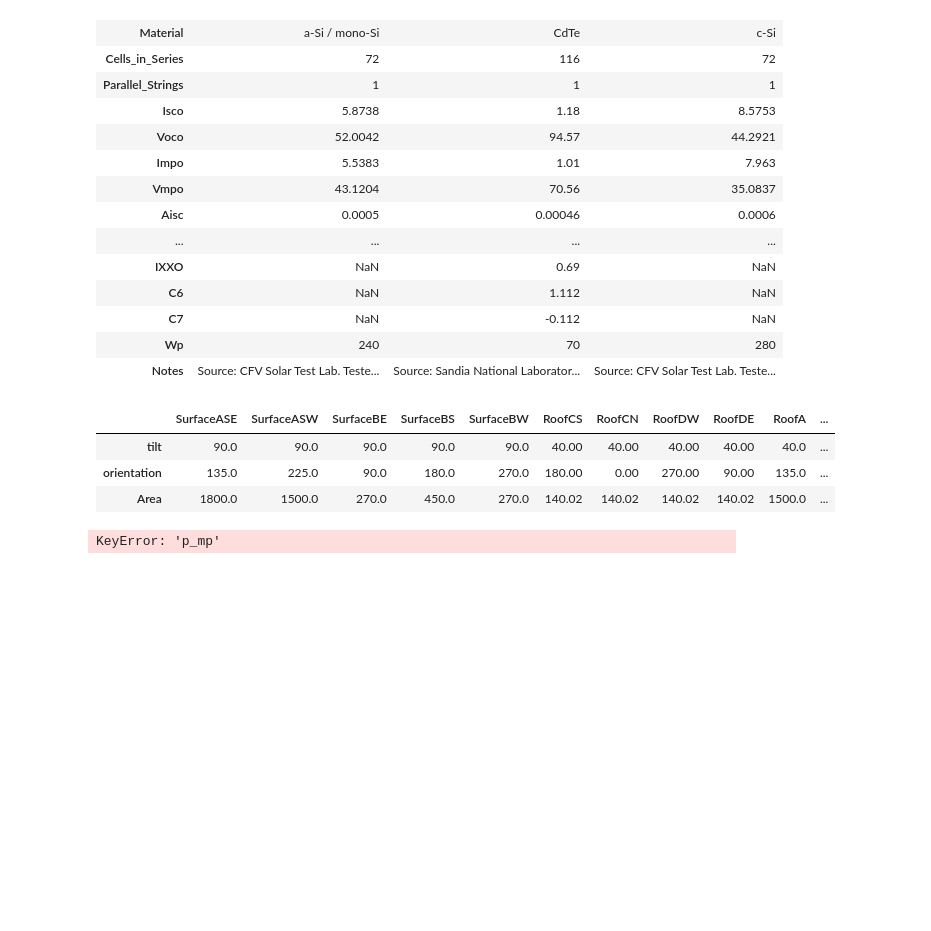
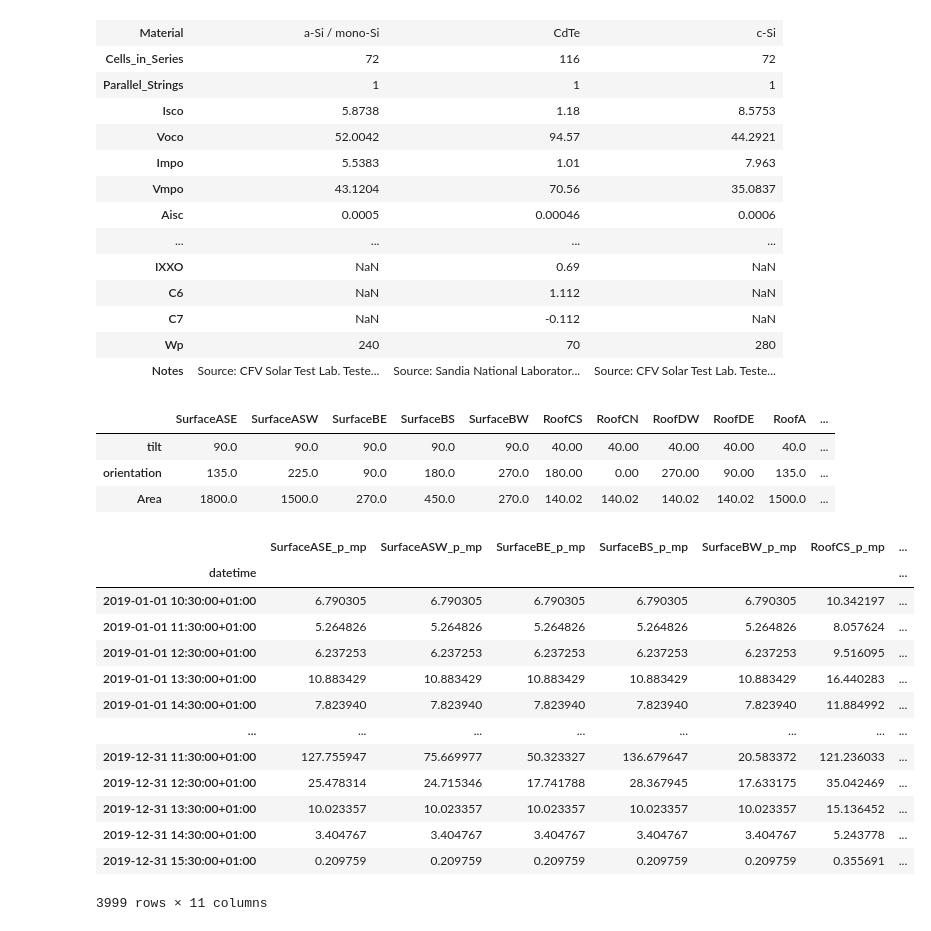
Before and after one commit to ncgarrood/utrechtsmartdistricpartA, a Jupyter notebook: TestingGround.ipynb, the cells around one changed output. Saved outputs shown, nothing was run; the diff lists cells and outputs as text; code cells hidden in the pictures; blank space fills up the shorter version.

```diff
--- a/TestingGround.ipynb
+++ b/TestingGround.ipynb
@@ -283,12 +283,34 @@ Surfaces_angles_areas
 | orientation | 135.0 | 225.0 | 90.0 | 180.0 | 270.0 | 180.00 | 0.00 | 270.00 | 90.00 | 135.0 | ... |
 | Area | 1800.0 | 1500.0 | 270.0 | 450.0 | 270.0 | 140.02 | 140.02 | 140.02 | 140.02 | 1500.0 | ... |
 # %%
+p_mp_values_HIT = pd.DataFrame(index = Eind_data.index)
+p_mp_values_CdTe = pd.DataFrame(index = Eind_data.index)
+p_mp_values_monoSi = pd.DataFrame(index = Eind_data.index)
+
 for surface in Surfaces_angles_areas.columns:
     HIT_dc = get_DC_output(Eind_data, Surfaces_angles_areas, all_surface_POA_data, surface, 'HIT')
     CdTe_dc = _dc = get_DC_output(Eind_data, Surfaces_angles_areas, all_surface_POA_data, surface, 'CdTe')
     monSi_dc = get_DC_output(Eind_data, Surfaces_angles_areas, all_surface_POA_data, surface, 'monoSi')
+
+    p_mp_values_HIT[surface+'_p_mp'] = HIT_dc[surface+'_p_mp']
+    p_mp_values_CdTe[surface+'_p_mp'] = CdTe_dc[surface+'_p_mp']
+    p_mp_values_monoSi[surface+'_p_mp'] = monSi_dc[surface+'_p_mp']
+
+p_mp_values_HIT
+p_mp_values_CdTe
+p_mp_values_monoSi
+# %% [output]
+|  | SurfaceASE_p_mp | SurfaceASW_p_mp | SurfaceBE_p_mp | SurfaceBS_p_mp | SurfaceBW_p_mp | RoofCS_p_mp | ... |
+| datetime |  |  |  |  |  |  | ... |
+| 2019-01-01 10:30:00+01:00 | 6.790305 | 6.790305 | 6.790305 | 6.790305 | 6.790305 | 10.342197 | ... |
+| 2019-01-01 11:30:00+01:00 | 5.264826 | 5.264826 | 5.264826 | 5.264826 | 5.264826 | 8.057624 | ... |
+| 2019-01-01 12:30:00+01:00 | 6.237253 | 6.237253 | 6.237253 | 6.237253 | 6.237253 | 9.516095 | ... |
+| 2019-01-01 13:30:00+01:00 | 10.883429 | 10.883429 | 10.883429 | 10.883429 | 10.883429 | 16.440283 | ... |
+| 2019-01-01 14:30:00+01:00 | 7.823940 | 7.823940 | 7.823940 | 7.823940 | 7.823940 | 11.884992 | ... |
+| ... | ... | ... | ... | ... | ... | ... | ... |
+| 2019-12-31 11:30:00+01:00 | 127.755947 | 75.669977 | 50.323327 | 136.679647 | 20.583372 | 121.236033 | ... |
+| 2019-12-31 12:30:00+01:00 | 25.478314 | 24.715346 | 17.741788 | 28.367945 | 17.633175 | 35.042469 | ... |
+| 2019-12-31 13:30:00+01:00 | 10.023357 | 10.023357 | 10.023357 | 10.023357 | 10.023357 | 15.136452 | ... |
+| 2019-12-31 14:30:00+01:00 | 3.404767 | 3.404767 | 3.404767 | 3.404767 | 3.404767 | 5.243778 | ... |
+| 2019-12-31 15:30:00+01:00 | 0.209759 | 0.209759 | 0.209759 | 0.209759 | 0.209759 | 0.355691 | ... |
+3999 rows × 11 columns
-# %%
-HIT_dc = get_DC_output(Eind_data, Surfaces_angles_areas, all_surface_POA_data, 'RoofA', 'HIT')['p_mp']
-HIT_dc
-# %% [output]
-KeyError: 'p_mp'
```
